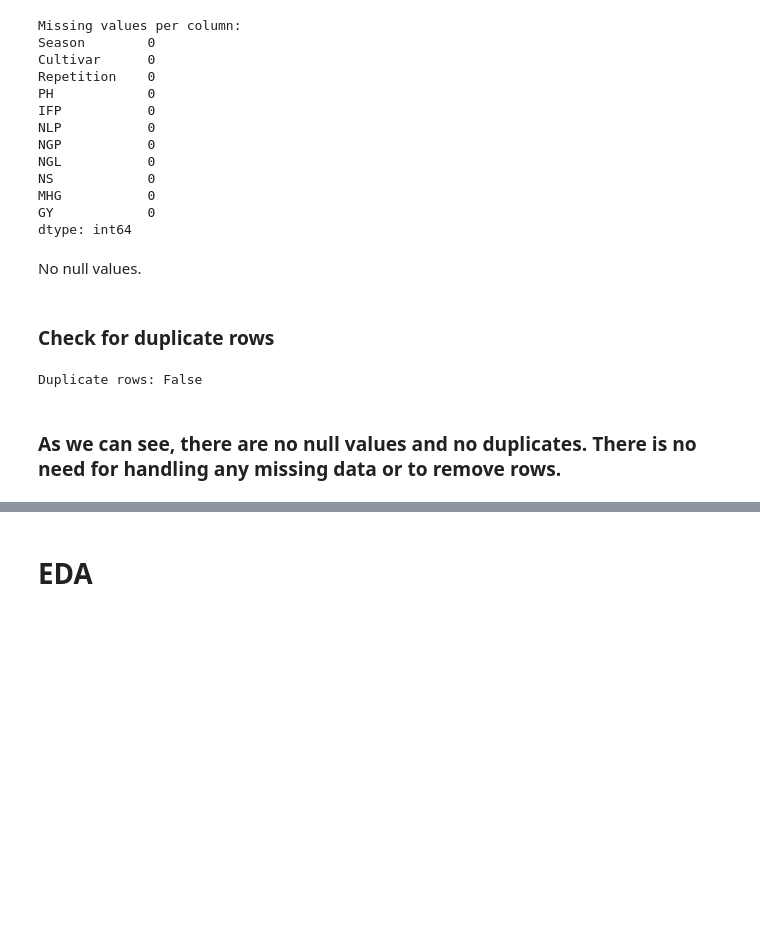
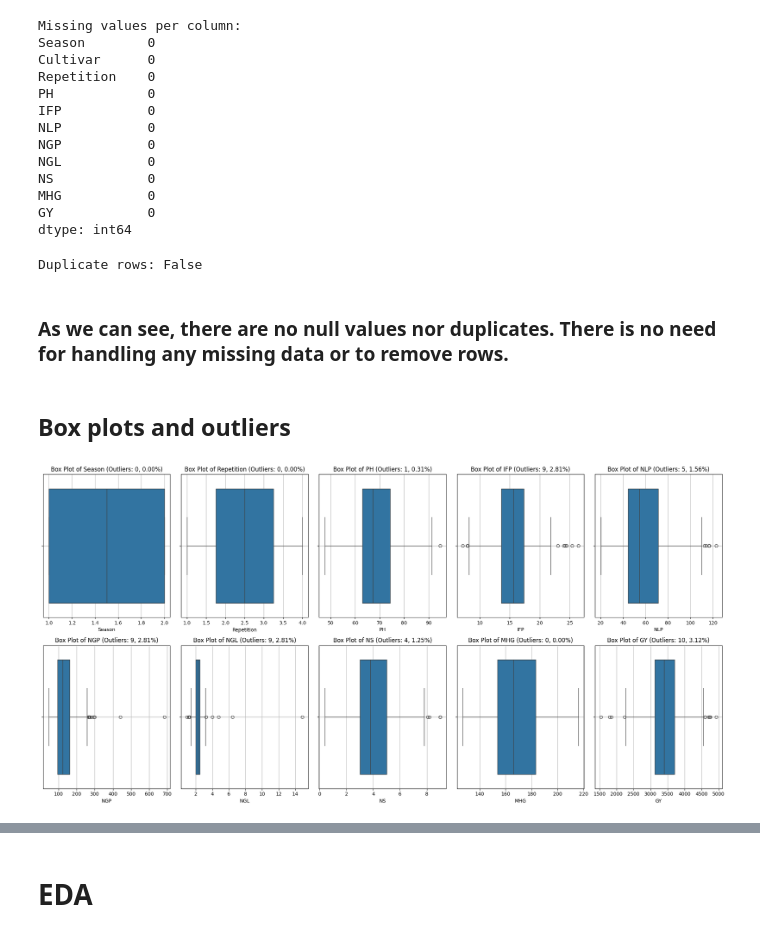
Before and after one commit to AntoniaPopovici/VOIS_2024, a Jupyter notebook: main.ipynb, the cells around one changed output, grey strips where cells are left out. Saved outputs shown, nothing was run; the diff lists cells and outputs as text; code cells hidden in the pictures; blank space fills up the shorter version.

```diff
--- a/main.ipynb
+++ b/main.ipynb
@@ -121,8 +160,4 @@ NS            0
 MHG           0
 GY            0
 dtype: int64
-# %% [markdown]
-No null values.
-# %% [markdown]
-### Check for duplicate rows
 # %%
@@ -131,4 +168,37 @@ print("Duplicate rows:", duplicates.any())
 # %% [output]
 Duplicate rows: False
 # %% [markdown]
-### As we can see, there are no null values and no duplicates. There is no need for handling any missing data or to remove rows.
+### As we can see, there are no null values nor duplicates. There is no need for handling any missing data or to remove rows.
+# %% [markdown]
+## Box plots and outliers
+# %%
+# Box plots
+plt.figure(figsize=(20, 10))
+
+for i, feature in enumerate(numerical_features, start=1):
+    plt.subplot(2, 5, i)
+
+    # Quartiles
+    Q1 = df[feature].quantile(0.25)
+    Q3 = df[feature].quantile(0.75)
+    IQR = Q3 - Q1
+
+    # Upper and lower bounds for outliers
+    lower_bound = Q1 - 1.5 * IQR
+    upper_bound = Q3 + 1.5 * IQR
+
+    # Outliers
+    outliers = df[(df[feature] < lower_bound) | (df[feature] > upper_bound)]
+
+    # Percentage of outliers
+    outlier_percentage = len(outliers) / len(df) * 100
+
+    sns.boxplot(x=df[feature])
+    plt.title(f'Box Plot of {feature} (Outliers: {len(outliers)}, {outlier_percentage:.2f}%)')
+    plt.xlabel(feature)
+    plt.grid(True)
+
+plt.tight_layout()
+plt.show()
+# %% [output]
+[figure, added]
```
Also changed, not shown: parts of 42 cells of this notebook.
